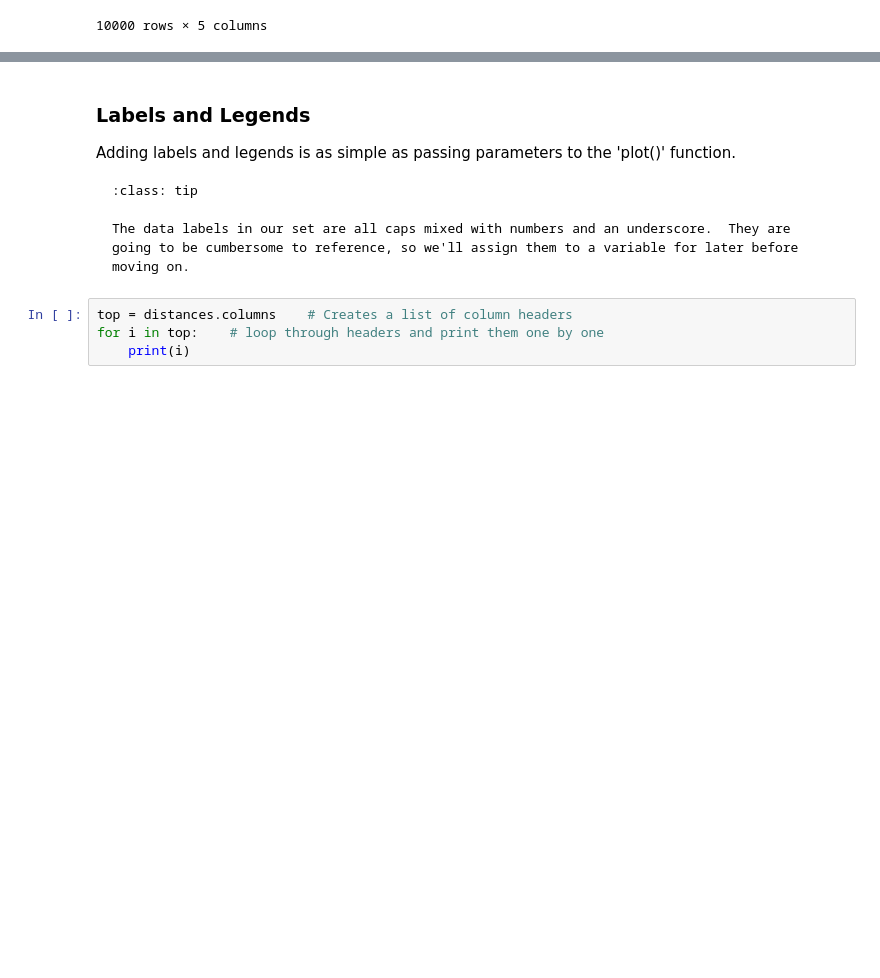
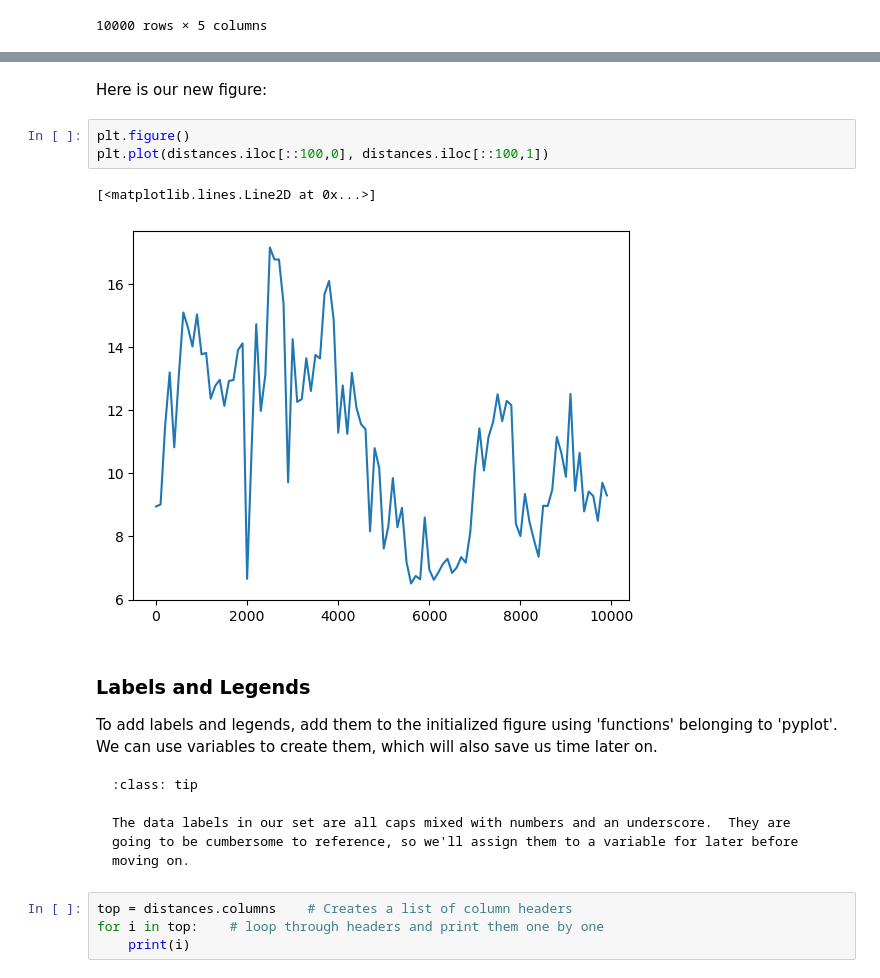
Before and after one commit to CSULA-MolSSI-PREC/intro-python-website, a Jupyter notebook: book/05-plotting-pandas.ipynb, the cells around one changed output, grey strips where cells are left out. Drawn from its saved outputs; the diff is of its cells as text; blank space fills up the shorter version.

````diff
--- a/book/05-plotting-pandas.ipynb
+++ b/book/05-plotting-pandas.ipynb
@@ -83,7 +109,15 @@ distances.plot(x="Frame", y="TYR6_ASP")
+# %% [markdown]
+Here is our new figure:
+# %%
+plt.figure()
+plt.plot(distances.iloc[::100,0], distances.iloc[::100,1])
+# %% [output]
+[<matplotlib.lines.Line2D at 0x...>]
+[figure, added]
 # %% [markdown]
 ### Labels and Legends
 
-Adding labels and legends is as simple as passing parameters to the 'plot()' function.
+To add labels and legends, add them to the initialized figure using 'functions' belonging to 'pyplot'.  We can use variables to create them, which will also save us time later on.
 
 ```{admonition} Saving precious keystrokes
 :class: tip
````
Also changed, not shown: parts of 40 cells of this notebook, 1 other file.
